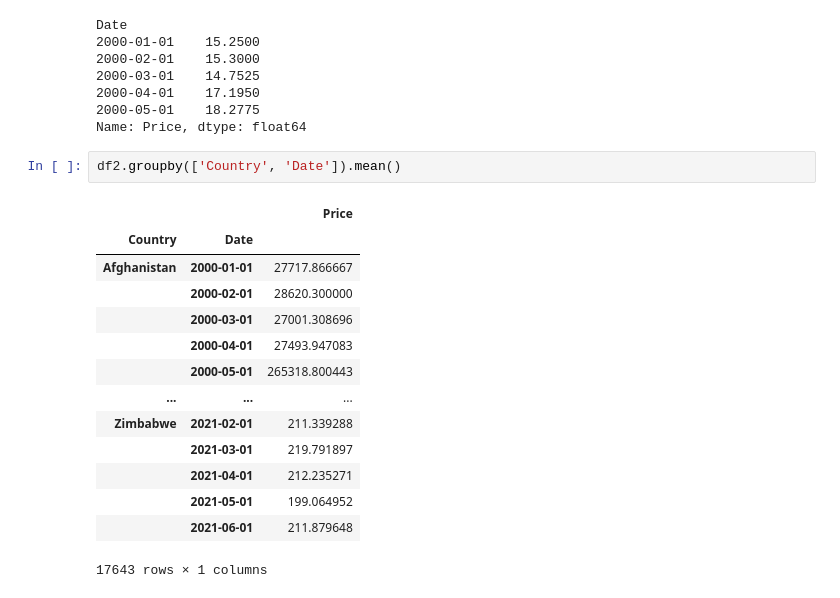
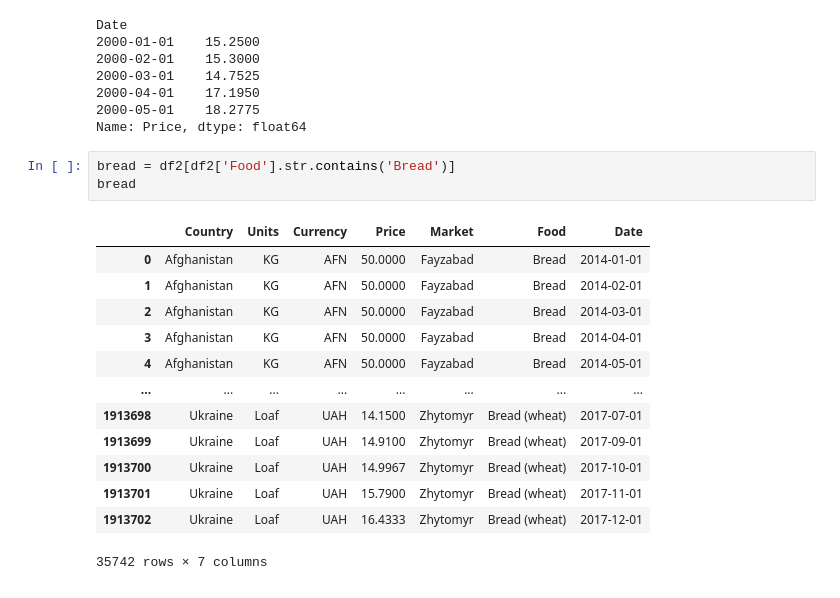
Before and after one commit to YatikT/GlobalFoodPricesAnalysis, a Jupyter notebook: Global Food Prices Data Analysis.ipynb, the cells around one changed output. Saved outputs shown, nothing was run; the diff lists cells and outputs as text.

```diff
--- a/Global Food Prices Data Analysis.ipynb
+++ b/Global Food Prices Data Analysis.ipynb
@@ -110,20 +125,20 @@ Date
 2000-04-01    17.1950
 2000-05-01    18.2775
 Name: Price, dtype: float64
-# %%
-df2.groupby(['Country', 'Date']).mean()
-# %% [output]
-|  |  | Price |
-| Country | Date |  |
-| Afghanistan | 2000-01-01 | 27717.866667 |
-|  | 2000-02-01 | 28620.300000 |
-|  | 2000-03-01 | 27001.308696 |
-|  | 2000-04-01 | 27493.947083 |
-|  | 2000-05-01 | 265318.800443 |
-| ... | ... | ... |
-| Zimbabwe | 2021-02-01 | 211.339288 |
-|  | 2021-03-01 | 219.791897 |
-|  | 2021-04-01 | 212.235271 |
-|  | 2021-05-01 | 199.064952 |
-|  | 2021-06-01 | 211.879648 |
-17643 rows × 1 columns
+# %%
+bread = df2[df2['Food'].str.contains('Bread')]
+bread
+# %% [output]
+|  | Country | Units | Currency | Price | Market | Food | Date |
+| 0 | Afghanistan | KG | AFN | 50.0000 | Fayzabad | Bread | 2014-01-01 |
+| 1 | Afghanistan | KG | AFN | 50.0000 | Fayzabad | Bread | 2014-02-01 |
+| 2 | Afghanistan | KG | AFN | 50.0000 | Fayzabad | Bread | 2014-03-01 |
+| 3 | Afghanistan | KG | AFN | 50.0000 | Fayzabad | Bread | 2014-04-01 |
+| 4 | Afghanistan | KG | AFN | 50.0000 | Fayzabad | Bread | 2014-05-01 |
+| ... | ... | ... | ... | ... | ... | ... | ... |
+| 1913698 | Ukraine | Loaf | UAH | 14.1500 | Zhytomyr | Bread (wheat) | 2017-07-01 |
+| 1913699 | Ukraine | Loaf | UAH | 14.9100 | Zhytomyr | Bread (wheat) | 2017-09-01 |
+| 1913700 | Ukraine | Loaf | UAH | 14.9967 | Zhytomyr | Bread (wheat) | 2017-10-01 |
+| 1913701 | Ukraine | Loaf | UAH | 15.7900 | Zhytomyr | Bread (wheat) | 2017-11-01 |
+| 1913702 | Ukraine | Loaf | UAH | 16.4333 | Zhytomyr | Bread (wheat) | 2017-12-01 |
+35742 rows × 7 columns
```
Also changed, not shown: parts of 8 cells of this notebook.
